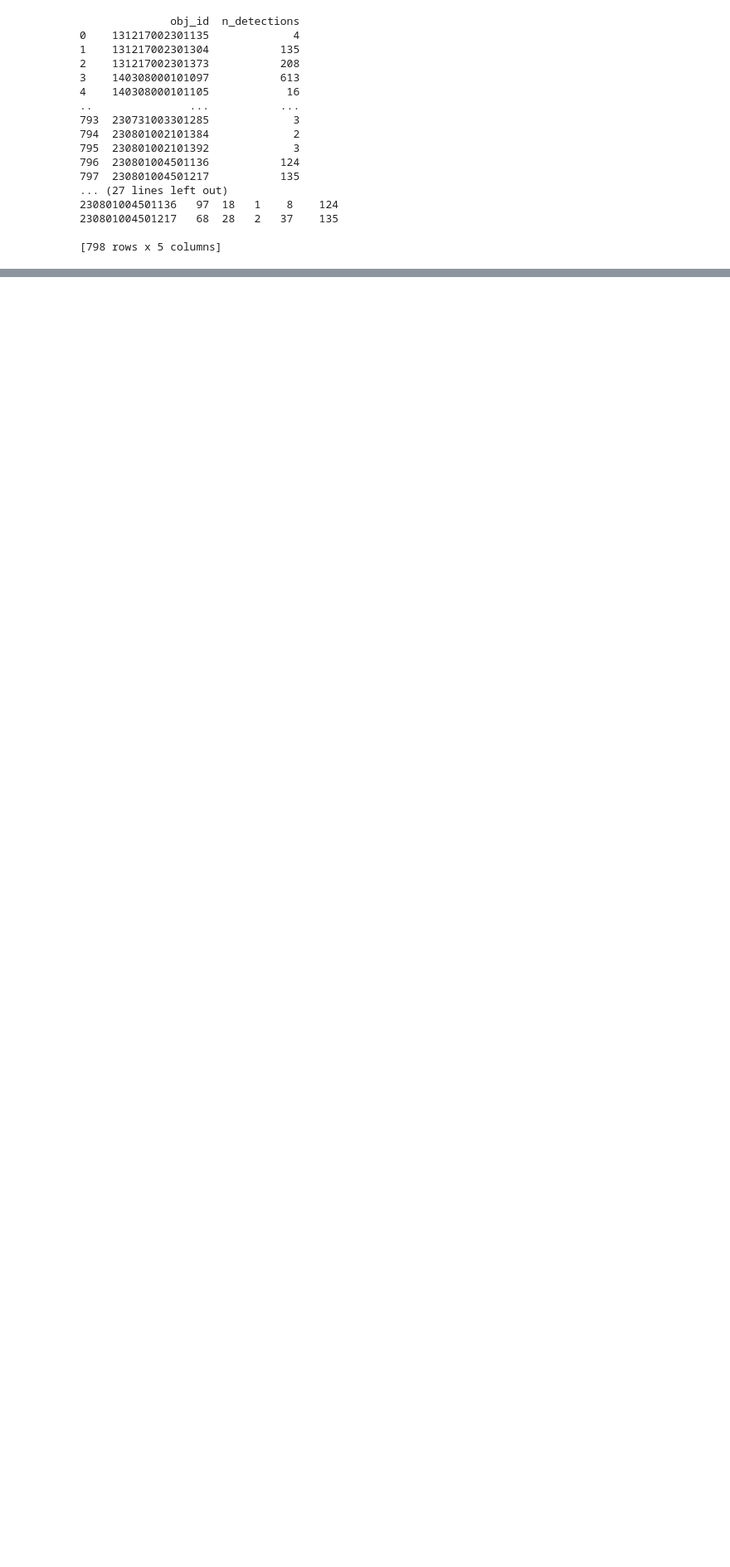
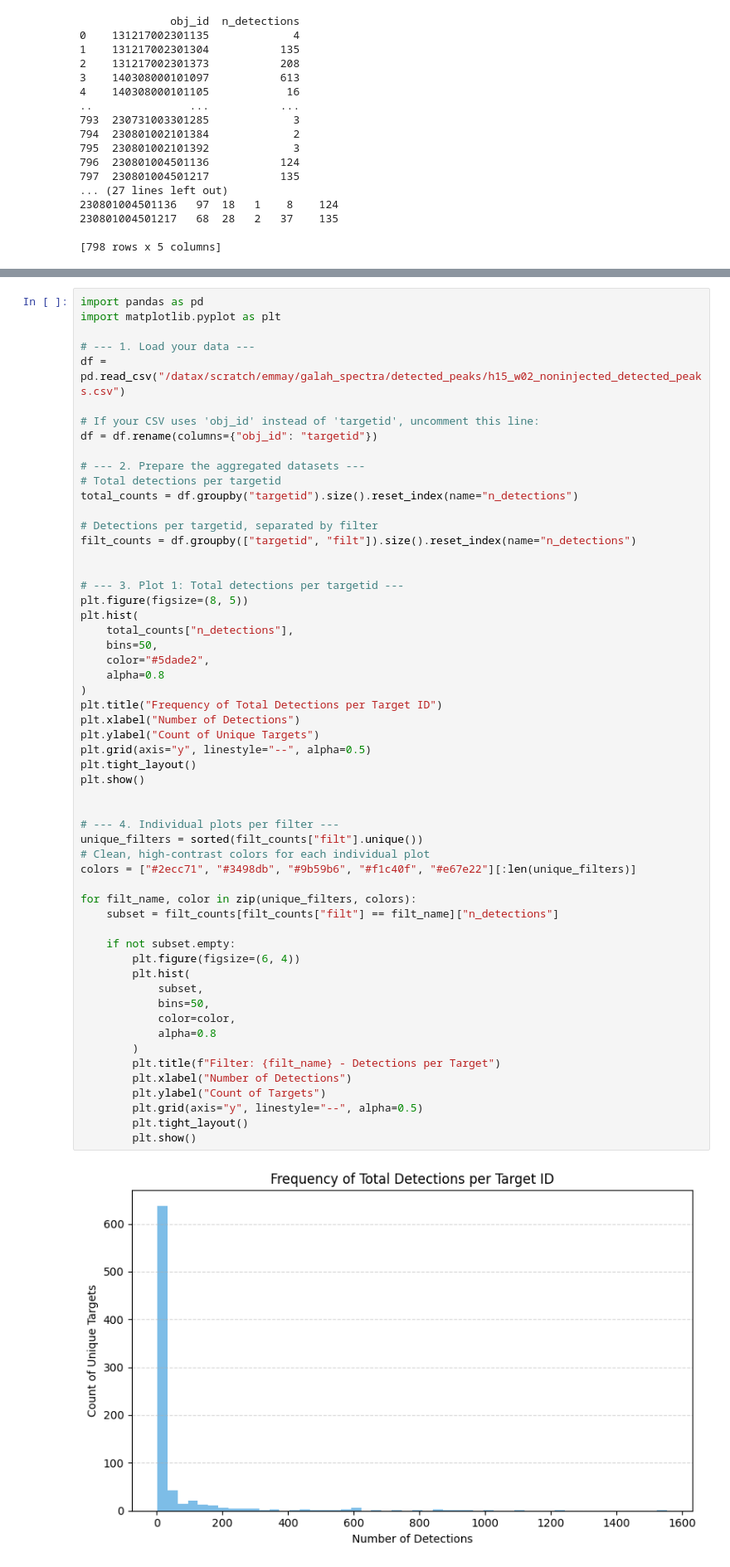
Before and after one commit to eyu22/laser_search_2026, a Jupyter notebook: find_peak/find_before_injecting.ipynb, the cells around one changed output, grey strips where cells are left out. Shown at 83% size. Drawn from its saved outputs; the diff is of its cells as text; blank space fills up the shorter version.

Commit message:
added new injection and detection code with absolute amplitude

```diff
--- a/find_peak/find_before_injecting.ipynb
+++ b/find_peak/find_before_injecting.ipynb
@@ -480,0 +543,58 @@ pivot.to_csv("counts_per_obj_by_filter.csv")
+# %%
+import pandas as pd
+import matplotlib.pyplot as plt
+
+# --- 1. Load your data ---
+df = pd.read_csv("/datax/scratch/emmay/galah_spectra/detected_peaks/h15_w02_noninjected_detected_peaks.csv")
+
+# If your CSV uses 'obj_id' instead of 'targetid', uncomment this line:
+df = df.rename(columns={"obj_id": "targetid"})
+
+# --- 2. Prepare the aggregated datasets ---
+# Total detections per targetid
+total_counts = df.groupby("targetid").size().reset_index(name="n_detections")
+
+# Detections per targetid, separated by filter
+filt_counts = df.groupby(["targetid", "filt"]).size().reset_index(name="n_detections")
+
+
+# --- 3. Plot 1: Total detections per targetid ---
+plt.figure(figsize=(8, 5))
+plt.hist(
+    total_counts["n_detections"],
+    bins=50,
+    color="#5dade2",
+    alpha=0.8
+)
+plt.title("Frequency of Total Detections per Target ID")
+plt.xlabel("Number of Detections")
+plt.ylabel("Count of Unique Targets")
+plt.grid(axis="y", linestyle="--", alpha=0.5)
+plt.tight_layout()
+plt.show()
+
+
+# --- 4. Individual plots per filter ---
+unique_filters = sorted(filt_counts["filt"].unique())
+# Clean, high-contrast colors for each individual plot
+colors = ["#2ecc71", "#3498db", "#9b59b6", "#f1c40f", "#e67e22"][:len(unique_filters)]
+
+for filt_name, color in zip(unique_filters, colors):
+    subset = filt_counts[filt_counts["filt"] == filt_name]["n_detections"]
+
+    if not subset.empty:
+        plt.figure(figsize=(6, 4))
+        plt.hist(
+            subset,
+            bins=50,
+            color=color,
+            alpha=0.8
+        )
+        plt.title(f"Filter: {filt_name} - Detections per Target")
+        plt.xlabel("Number of Detections")
+        plt.ylabel("Count of Targets")
+        plt.grid(axis="y", linestyle="--", alpha=0.5)
+        plt.tight_layout()
+        plt.show()
+# %% [output]
+[figure, added]
```
Also changed, not shown: parts of 3 cells of this notebook, 5 other files.
